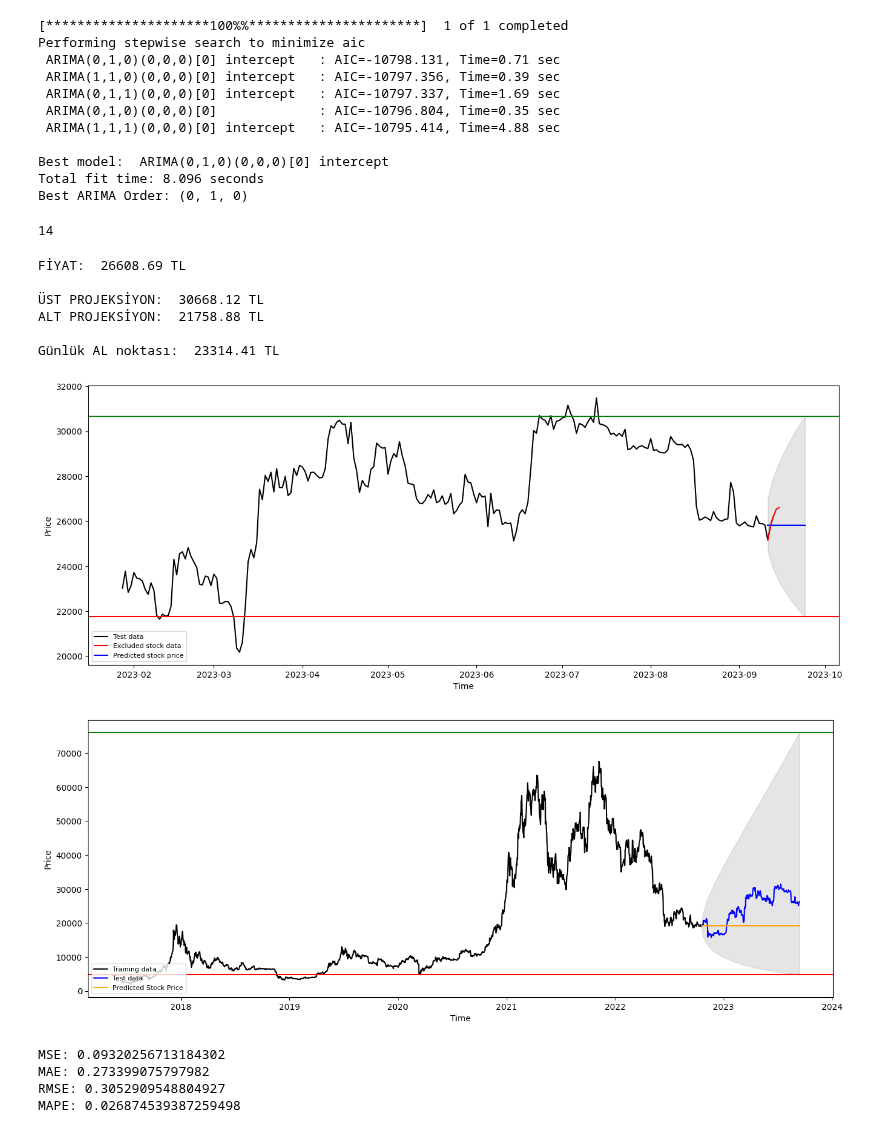
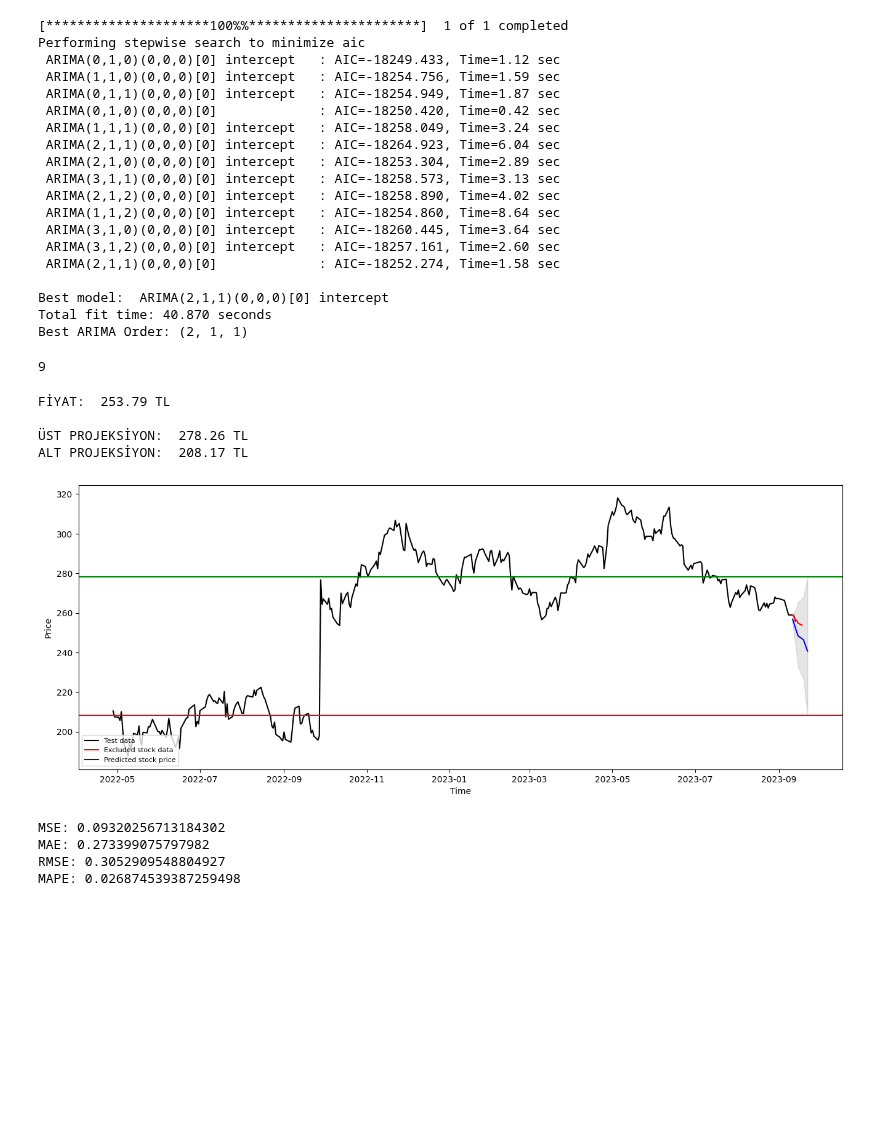
Before and after one commit to erendagasan/Eren-Dagasan-Personal, a Jupyter notebook: ARIMA-14.09.2023.ipynb, the cells around one changed output. Saved outputs shown, nothing was run; the diff lists cells and outputs as text; code cells hidden in the pictures; blank space fills up the shorter version.

```diff
--- a/ARIMA-14.09.2023.ipynb
+++ b/ARIMA-14.09.2023.ipynb
@@ -37,7 +17,7 @@ from sklearn.metrics import mean_squared_error, mean_absolute_error
 import math
 import yfinance as yf
 
-stock = "BTC-USD"
+stock = "BIIB"
 
 dateparse = lambda dates: pd.datetime.strptime(dates, '%Y-%m-%d')
 stock_data = yf.download(stock, start="2006-01-01", end="2023-09-14")
@@ -64,15 +44,23 @@ print("Best ARIMA Order:", best_order)
 # %% [output]
 [*********************100%%**********************]  1 of 1 completed
 Performing stepwise search to minimize aic
- ARIMA(0,1,0)(0,0,0)[0] intercept   : AIC=-10798.131, Time=0.71 sec
- ARIMA(1,1,0)(0,0,0)[0] intercept   : AIC=-10797.356, Time=0.39 sec
- ARIMA(0,1,1)(0,0,0)[0] intercept   : AIC=-10797.337, Time=1.69 sec
- ARIMA(0,1,0)(0,0,0)[0]             : AIC=-10796.804, Time=0.35 sec
- ARIMA(1,1,1)(0,0,0)[0] intercept   : AIC=-10795.414, Time=4.88 sec
+ ARIMA(0,1,0)(0,0,0)[0] intercept   : AIC=-18249.433, Time=1.12 sec
+ ARIMA(1,1,0)(0,0,0)[0] intercept   : AIC=-18254.756, Time=1.59 sec
+ ARIMA(0,1,1)(0,0,0)[0] intercept   : AIC=-18254.949, Time=1.87 sec
+ ARIMA(0,1,0)(0,0,0)[0]             : AIC=-18250.420, Time=0.42 sec
+ ARIMA(1,1,1)(0,0,0)[0] intercept   : AIC=-18258.049, Time=3.24 sec
+ ARIMA(2,1,1)(0,0,0)[0] intercept   : AIC=-18264.923, Time=6.04 sec
+ ARIMA(2,1,0)(0,0,0)[0] intercept   : AIC=-18253.304, Time=2.89 sec
+ ARIMA(3,1,1)(0,0,0)[0] intercept   : AIC=-18258.573, Time=3.13 sec
+ ARIMA(2,1,2)(0,0,0)[0] intercept   : AIC=-18258.890, Time=4.02 sec
+ ARIMA(1,1,2)(0,0,0)[0] intercept   : AIC=-18254.860, Time=8.64 sec
+ ARIMA(3,1,0)(0,0,0)[0] intercept   : AIC=-18260.445, Time=3.64 sec
+ ARIMA(3,1,2)(0,0,0)[0] intercept   : AIC=-18257.161, Time=2.60 sec
+ ARIMA(2,1,1)(0,0,0)[0]             : AIC=-18252.274, Time=1.58 sec
 
-Best model:  ARIMA(0,1,0)(0,0,0)[0] intercept
-Total fit time: 8.096 seconds
-Best ARIMA Order: (0, 1, 0)
+Best model:  ARIMA(2,1,1)(0,0,0)[0] intercept
+Total fit time: 40.870 seconds
+Best ARIMA Order: (2, 1, 1)
 # %%
 from statsmodels.tsa.arima.model import ARIMA
 from datetime import datetime, timedelta
@@ -87,7 +75,7 @@ fitted = model.fit()
 
 print(len(stock_data))
 # %% [output]
-14
+9
 # %%
 forecast_results = fitted.get_forecast(steps=len(stock_data), alpha=0.05)
 
@@ -96,60 +84,47 @@ conf = forecast_results.conf_int()
 
 fc_series = pd.Series(fc, index=stock_data.index)
 lower_series = pd.DataFrame([new_date_index,conf.iloc[:, 0]]).T
-# upper_series = pd.Series(stock_data.index, conf.iloc[:, 1])
 
 plt.figure(figsize=(16,6), dpi=100)
-# plt.plot(np.exp(train_data[3500:]), label='Training data', color="black")
-plt.plot(np.exp(test_data[100:]), color='black', label='Test data')
-
-# plt.plot(test_data.index, np.exp(fc), color='orange', label='Predicted Stock Price')  # Convert back to original scale
-# plt.fill_between(test_data.index, np.exp(conf.iloc[:, 0]), np.exp(conf.iloc[:, 1]),
-#                  color='k', alpha=.10)
+plt.plot(np.exp(test_data), color='black', label='Test data')
 
 import datetime
 def get_last_weekday_date():
     today = datetime.date.today()
     while today.weekday() >= 5:
         today -= datetime.timedelta(days=1)
     return today
 last_weekday_date = get_last_weekday_date()
+last_weekday_date = last_weekday_date.strftime("%Y-%m-%d")
+tomorrow = pd.Timestamp(last_weekday_date)
+tomorrow+=datetime.timedelta(days=1)
+tomorrow = tomorrow.strftime("%Y-%m-%d")
 
-last_weekday_date+=datetime.timedelta(days=1)
-last_weekday_date = last_weekday_date.strftime("%Y-%m-%d")
-
-stock_data = yf.download(stock, start=end, end=last_weekday_date, progress=False)
+stock_data = yf.download(stock, start=end, end=tomorrow, progress=False)
 plt.plot(stock_data.index, stock_data["Close"], color='red', label='Excluded stock data')
 
 plt.plot(new_date_index, np.exp(fc), color='blue', label='Predicted stock price')  # Convert back to original scale
 plt.fill_between(new_date_index, np.exp(conf.iloc[:, 0]), np.exp(conf.iloc[:, 1]),
                  color='k', alpha=.10)
 
 plt.axhline(np.exp(conf.iloc[:, 1].max()), color="green")
 plt.axhline(np.exp(conf.iloc[:, 0].min()), color="red")
 
 print("FİYAT: ", round(stock_data["Close"].iloc[-1], 2), "TL\n")
-
 print("ÜST PROJEKSİYON: ", round(np.exp(conf.iloc[:, 1].max()), 2), "TL")
 print("ALT PROJEKSİYON: ", round(np.exp(conf.iloc[:, 0].min()), 2), "TL\n")
-
-last_weekday_date = pd.Timestamp(last_weekday_date)
-last_weekday_date-=datetime.timedelta(days=1)
-last_weekday_date = last_weekday_date.strftime("%Y-%m-%d")
-print("Günlük AL noktası: ", round(np.exp(float(lower_series[1][lower_series[0] == pd.Timestamp(last_weekday_date)])), 2), "TL")
 
 plt.xlabel('Time')
 plt.ylabel('Price')
 
 plt.legend(loc='lower left', fontsize=8)
 plt.show()
 # %% [output]
-FİYAT:  26608.69 TL
+FİYAT:  253.79 TL
 
-ÜST PROJEKSİYON:  30668.12 TL
-ALT PROJEKSİYON:  21758.88 TL
-
-Günlük AL noktası:  23314.41 TL
+ÜST PROJEKSİYON:  278.26 TL
+ALT PROJEKSİYON:  208.17 TL
-[figure, old version]
+[figure, new version]
 # %%
 model = ARIMA(train_data, order=best_order)
 fitted = model.fit()
@@ -180,8 +155,6 @@ plt.ylabel('Price')
 
 plt.legend(loc='lower left', fontsize=8)
 plt.show()
-# %% [output]
-[figure, removed]
 # %%
 # report performance
 mse = mean_squared_error(test_data, fc)
```
Also changed, not shown: parts of 2 cells of this notebook.
